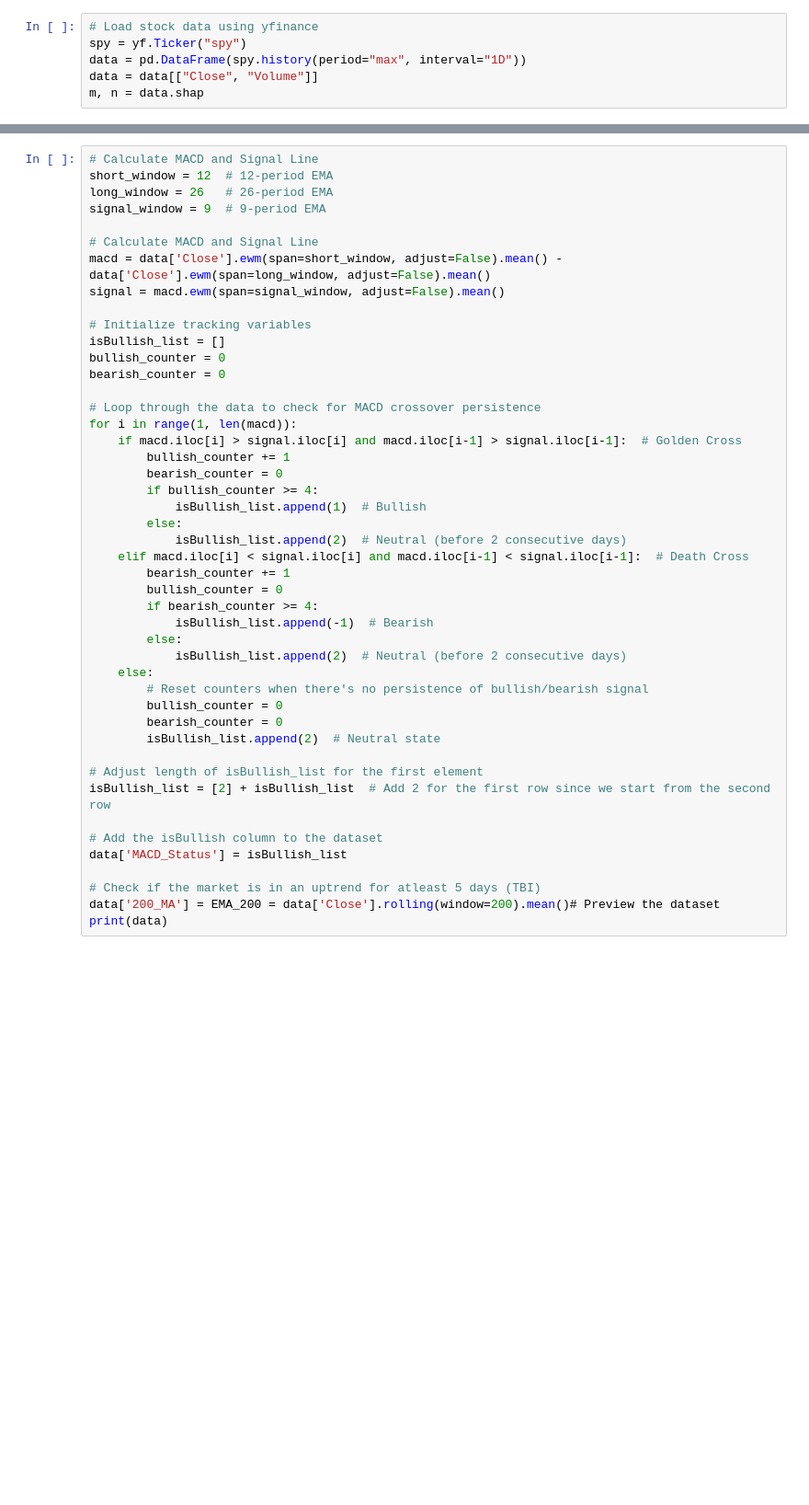
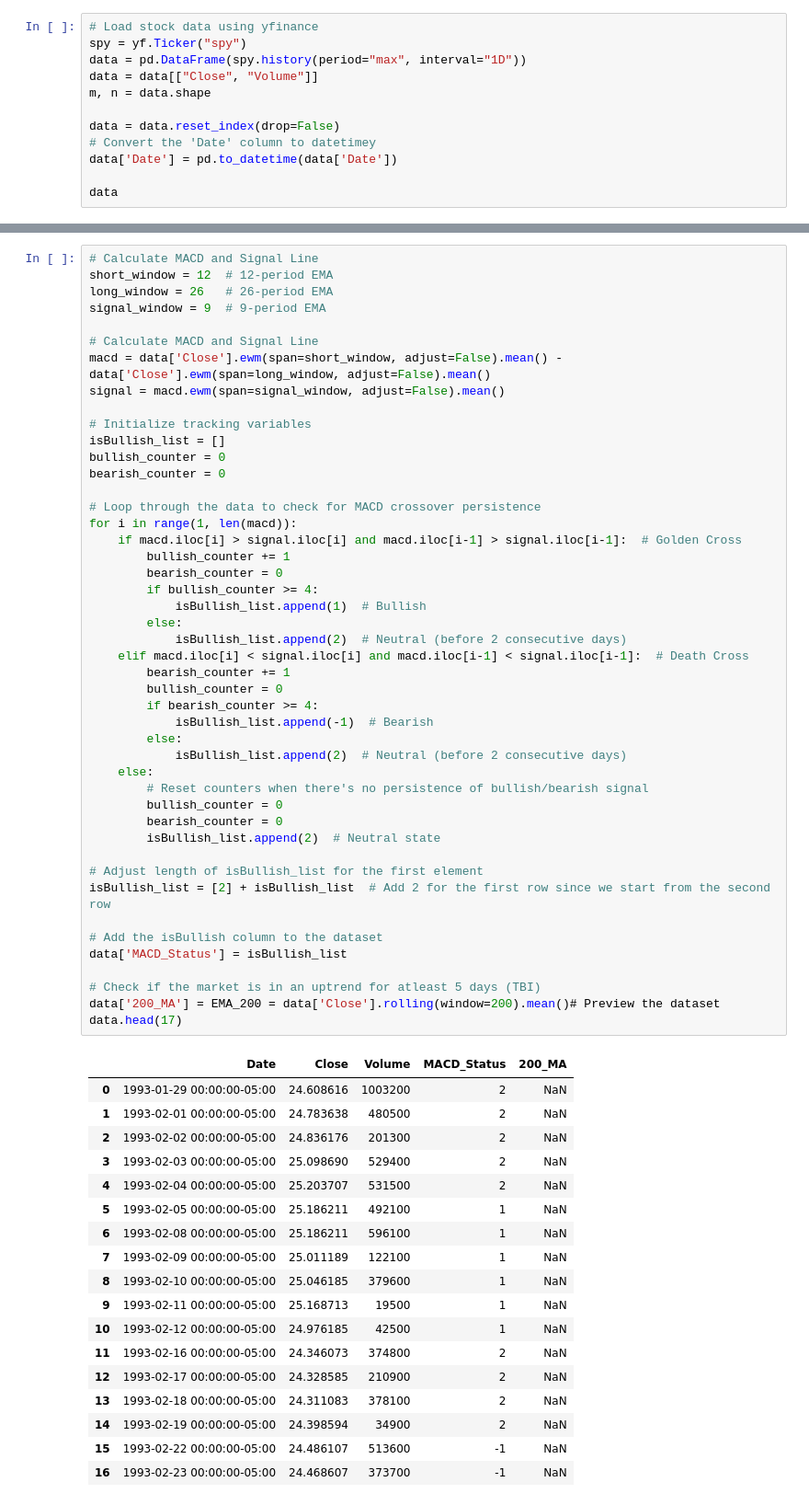
Before and after one commit to kareem-weaver/kareem-weaver, a Jupyter notebook: projects/machine_learning/stock_market_prediction_model/regression_model.ipynb, the cells around one changed output, grey strips where cells are left out. Shown at 92% size. Drawn from its saved outputs; the diff is of its cells as text; blank space fills up the shorter version.

```diff
--- a/projects/machine_learning/stock_market_prediction_model/regression_model.ipynb
+++ b/projects/machine_learning/stock_market_prediction_model/regression_model.ipynb
@@ -8,4 +9,10 @@ from matplotlib import pyplot as plt
 spy = yf.Ticker("spy")
 data = pd.DataFrame(spy.history(period="max", interval="1D"))
 data = data[["Close", "Volume"]]
-m, n = data.shap
+m, n = data.shape
+
+data = data.reset_index(drop=False)
+# Convert the 'Date' column to datetimey
+data['Date'] = pd.to_datetime(data['Date'])
+
+data
@@ -27,31 +48,50 @@ bearish_counter = 0
 # Loop through the data to check for MACD crossover persistence
 for i in range(1, len(macd)):
     if macd.iloc[i] > signal.iloc[i] and macd.iloc[i-1] > signal.iloc[i-1]:  # Golden Cross
         bullish_counter += 1
         bearish_counter = 0
         if bullish_counter >= 4:
             isBullish_list.append(1)  # Bullish
         else:
             isBullish_list.append(2)  # Neutral (before 2 consecutive days)
     elif macd.iloc[i] < signal.iloc[i] and macd.iloc[i-1] < signal.iloc[i-1]:  # Death Cross
         bearish_counter += 1
         bullish_counter = 0
         if bearish_counter >= 4:
             isBullish_list.append(-1)  # Bearish
         else:
             isBullish_list.append(2)  # Neutral (before 2 consecutive days)
     else:
         # Reset counters when there's no persistence of bullish/bearish signal
         bullish_counter = 0
         bearish_counter = 0
         isBullish_list.append(2)  # Neutral state
 
 # Adjust length of isBullish_list for the first element
 isBullish_list = [2] + isBullish_list  # Add 2 for the first row since we start from the second row
 
 # Add the isBullish column to the dataset
 data['MACD_Status'] = isBullish_list
 
 # Check if the market is in an uptrend for atleast 5 days (TBI)
 data['200_MA'] = EMA_200 = data['Close'].rolling(window=200).mean()# Preview the dataset
-print(data)
+data.head(17)
+# %% [output]
+|  | Date | Close | Volume | MACD_Status | 200_MA |
+| 0 | 1993-01-29 00:00:00-05:00 | 24.608616 | 1003200 | 2 | NaN |
+| 1 | 1993-02-01 00:00:00-05:00 | 24.783638 | 480500 | 2 | NaN |
+| 2 | 1993-02-02 00:00:00-05:00 | 24.836176 | 201300 | 2 | NaN |
+| 3 | 1993-02-03 00:00:00-05:00 | 25.098690 | 529400 | 2 | NaN |
+| 4 | 1993-02-04 00:00:00-05:00 | 25.203707 | 531500 | 2 | NaN |
+| 5 | 1993-02-05 00:00:00-05:00 | 25.186211 | 492100 | 1 | NaN |
+| 6 | 1993-02-08 00:00:00-05:00 | 25.186211 | 596100 | 1 | NaN |
+| 7 | 1993-02-09 00:00:00-05:00 | 25.011189 | 122100 | 1 | NaN |
+| 8 | 1993-02-10 00:00:00-05:00 | 25.046185 | 379600 | 1 | NaN |
+| 9 | 1993-02-11 00:00:00-05:00 | 25.168713 | 19500 | 1 | NaN |
+| 10 | 1993-02-12 00:00:00-05:00 | 24.976185 | 42500 | 1 | NaN |
+| 11 | 1993-02-16 00:00:00-05:00 | 24.346073 | 374800 | 2 | NaN |
+| 12 | 1993-02-17 00:00:00-05:00 | 24.328585 | 210900 | 2 | NaN |
+| 13 | 1993-02-18 00:00:00-05:00 | 24.311083 | 378100 | 2 | NaN |
+| 14 | 1993-02-19 00:00:00-05:00 | 24.398594 | 34900 | 2 | NaN |
+| 15 | 1993-02-22 00:00:00-05:00 | 24.486107 | 513600 | -1 | NaN |
+| 16 | 1993-02-23 00:00:00-05:00 | 24.468607 | 373700 | -1 | NaN |
```
Also changed, not shown: parts of 5 cells of this notebook, 1 other file.
